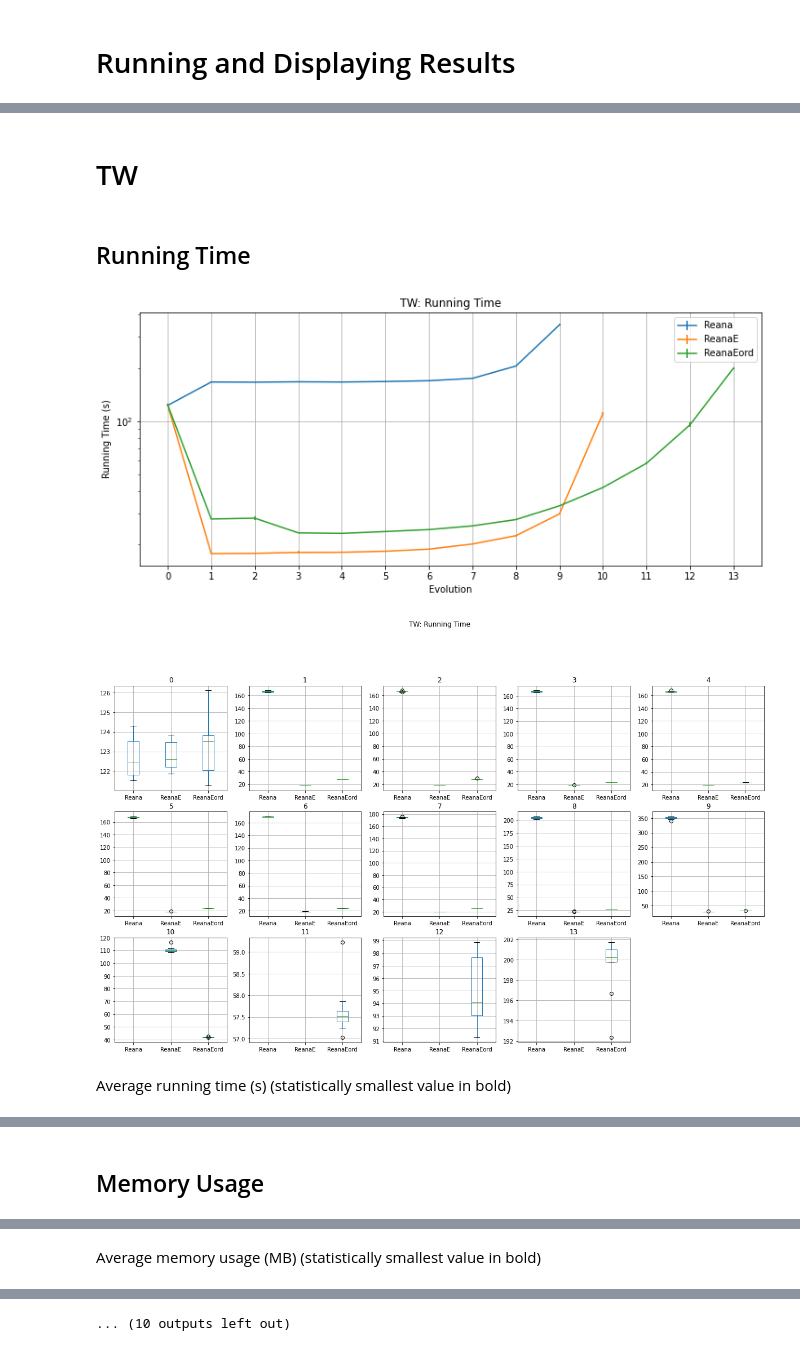
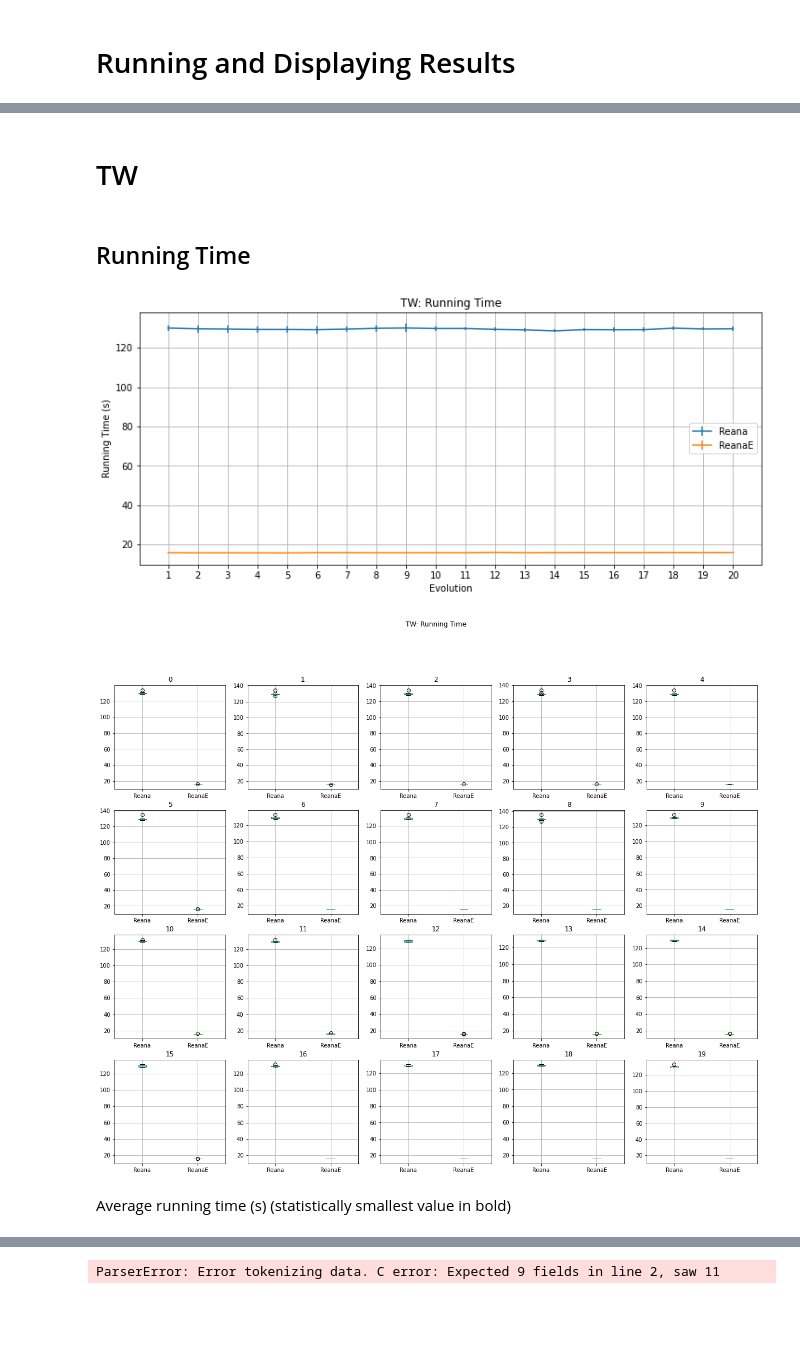
Before and after one commit to DSPL4C2/reana-data, a Jupyter notebook: ReanaData.ipynb, the cells around one changed output, grey strips where cells are left out. Drawn from its saved outputs; the diff is of its cells as text; code cells hidden in the pictures; blank space fills up the shorter version.

```diff
--- a/ReanaData.ipynb
+++ b/ReanaData.ipynb
@@ -59,7 +59,11 @@ from tabulator import *
 # %% [markdown]
 # Running and Displaying Results
 # %%
+xoffset = 1
+yscale='linear'
+data_path = 'datasets/data-message'
+output_path = 'results-message'
 spls = ['BSN', 'Email', 'IC', 'Lift', 'MP', 'TW']
-labels = ['Reana', 'ReanaE', 'ReanaEord']
+labels = ['Reana', 'ReanaE']
 # %%
 # This cells converts .out files to .csv
@@ -361,11 +343,11 @@ Average memory usage (MB) (statistically smallest value in bold)
 # %%
-plot_spl('TW', labels)
-get_pairwise_graphs('TW', labels)
+plot_spl('TW', labels, xoffset=xoffset, yscale=yscale, output_path=output_path)
+get_pairwise_graphs('TW', labels, xoffset=xoffset, yscale=yscale, output_path=output_path)
 # %% [output]
 # TW
 ## Running Time
-[figure, old version]
+[figure, new version]
-[figure, old version]
+[figure, new version]
 Average running time (s) (statistically smallest value in bold)
 | Type | 0 | 1 | 2 | 3 | 4 | 5 | 6 | 7 | 8 | 9 |
 |---|---|---|---|---|---|---|---|---|---|---|
@@ -379,2 +362 @@ Average running time (s) (statistically smallest value in bold)
 |---|---|---|---|---|---|---|---|---|---|---|
-## Memory Usage
@@ -383 +362,0 @@ Average running time (s) (statistically smallest value in bold)
-Average memory usage (MB) (statistically smallest value in bold)
@@ -405 +363 @@ Average memory usage (MB) (statistically smallest value in bold)
-... (10 outputs left out)
+ParserError: Error tokenizing data. C error: Expected 9 fields in line 2, saw 11
```
Also changed, not shown: parts of 7 cells of this notebook.
